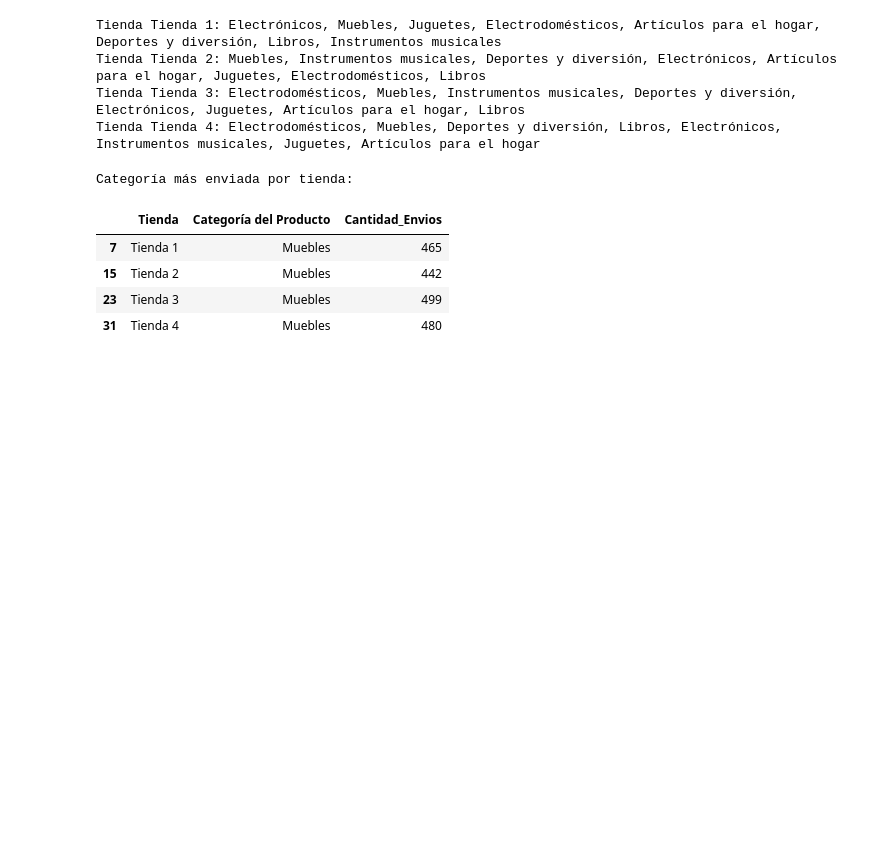
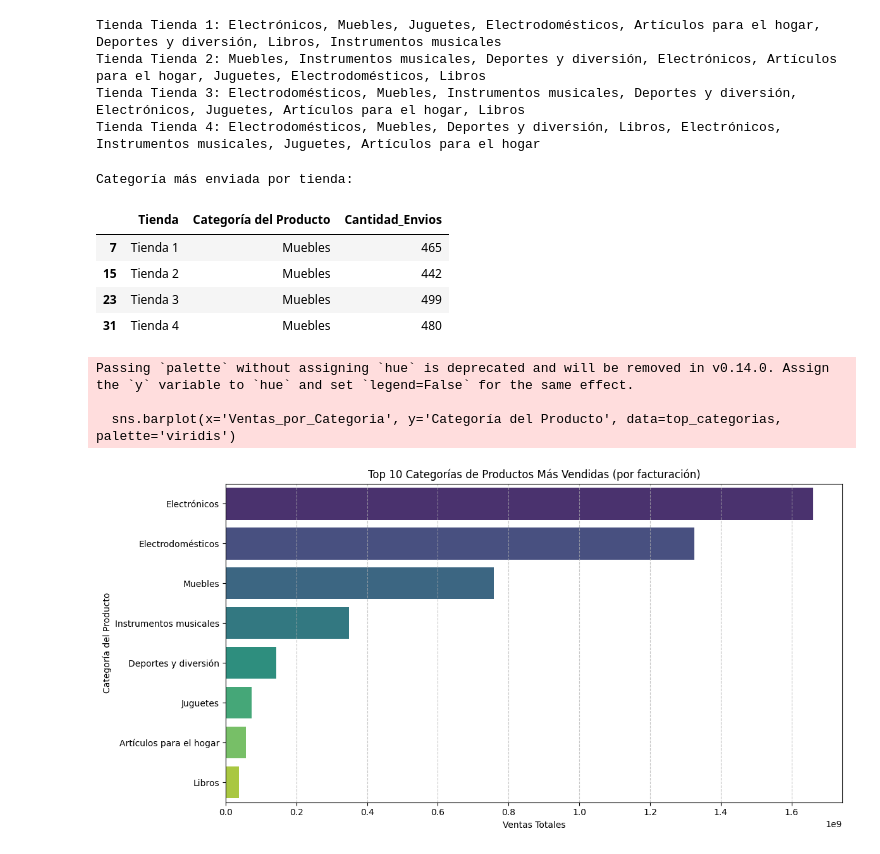
Before and after one commit to Jhackelyn/Cursos-Alura, a Jupyter notebook: AluraStoreLatam.ipynb, the cells around one changed output. Drawn from its saved outputs; the diff is of its cells as text; code cells hidden in the pictures; blank space fills up the shorter version.

```diff
--- a/AluraStoreLatam.ipynb
+++ b/AluraStoreLatam.ipynb
@@ -156,3 +156,23 @@ Categoría más enviada por tienda:
 | 15 | Tienda 2 | Muebles | 442 |
 | 23 | Tienda 3 | Muebles | 499 |
 | 31 | Tienda 4 | Muebles | 480 |
+# %%
+import matplotlib.pyplot as plt
+import seaborn as sns
+
+# Ordenar las categorías por ventas y seleccionar las 10 principales
+top_categorias = ventas_por_categoria.sort_values(by='Ventas_por_Categoria', ascending=False).head(10)
+
+plt.figure(figsize=(12, 6))
+sns.barplot(x='Ventas_por_Categoria', y='Categoría del Producto', data=top_categorias, palette='viridis')
+plt.title('Top 10 Categorías de Productos Más Vendidas (por facturación)')
+plt.xlabel('Ventas Totales')
+plt.ylabel('Categoría del Producto')
+plt.grid(axis='x', linestyle='--', alpha=0.7)
+plt.tight_layout()
+plt.show()
+# %% [output]
+Passing `palette` without assigning `hue` is deprecated and will be removed in v0.14.0. Assign the `y` variable to `hue` and set `legend=False` for the same effect.
+
+  sns.barplot(x='Ventas_por_Categoria', y='Categoría del Producto', data=top_categorias, palette='viridis')
+[figure, added]
```
Also changed, not shown: parts of 3 cells of this notebook.
